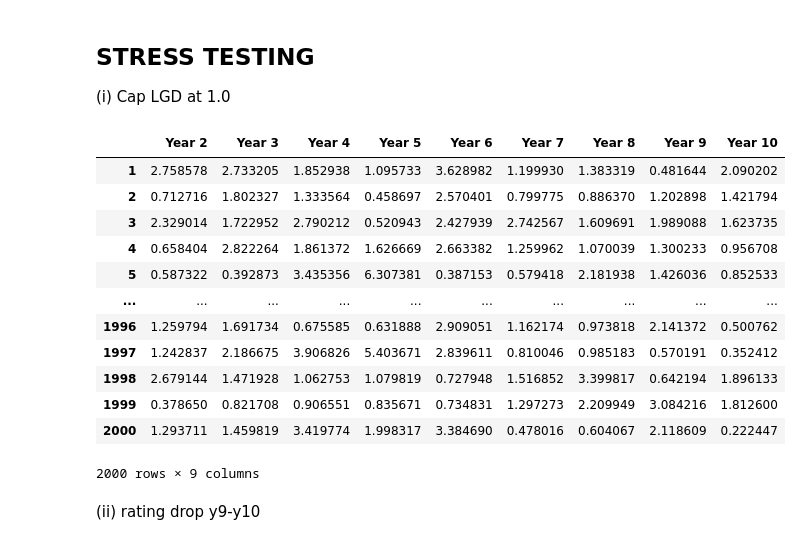
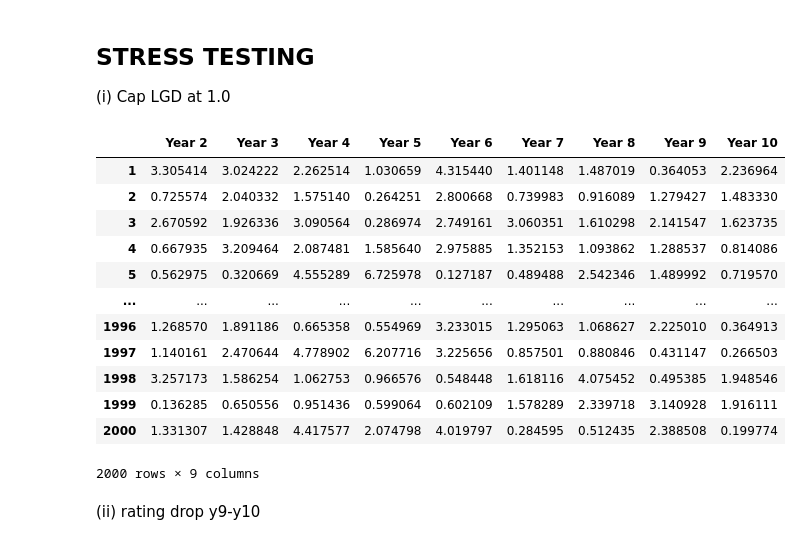
Before and after one commit to adityapentyala/fram-assignment, a Jupyter notebook: expected_loss.ipynb, the cells around one changed output. Saved outputs shown, nothing was run; the diff lists cells and outputs as text; code cells hidden in the pictures.

Commit message:
fix: rerun stress test 1 with factor mult

```diff
--- a/expected_loss.ipynb
+++ b/expected_loss.ipynb
@@ -111,39 +111,39 @@ expected_loss_df.to_excel("outputs/expected_loss_year_2_to_10.xlsx", index_label
 # %%
 stress_test_lgd = [1.36, 1.33, 1.26, 1.49, 1.24, 1.26, 1.41, 1.28, 1.23, 1.21]
 
 stress_test_expected_loss_df = pd.DataFrame()
 amt_df_stress = amt_df.copy()
 
 new_lost_amt_df = pd.DataFrame()
 
 for year in range(2, 11):
-    new_lost_amt_df[f'Year {year}'] = amt_df[f'Year {year}'] * lgd_df[f'Year {year}'] + stress_test_lgd[year-1]
+    new_lost_amt_df[f'Year {year}'] = amt_df[f'Year {year}'] * lgd_df[f'Year {year}'] * stress_test_lgd[year-1]
 
 for year in range(2, 11):
     for borrower in borrowers.index:
         if new_lost_amt_df.loc[borrower, f'Year {year}'] > amt_df.loc[borrower, f'Year {year}']:
             new_lost_amt_df.loc[borrower, f'Year {year}'] = amt_df.loc[borrower, f'Year {year}']
         else:
             continue
 
 for year in range(2, 11):
     stress_test_expected_loss_df[f'Year {year}'] = (prob_default_df[f'Year {year}'] *
                                         ead_df[f'Year {year}'] *
                                         new_lost_amt_df[f'Year {year}'])
 stress_test_expected_loss_df
 # %% [output]
 |  | Year 2 | Year 3 | Year 4 | Year 5 | Year 6 | Year 7 | Year 8 | Year 9 | Year 10 |
-| 1 | 2.758578 | 2.733205 | 1.852938 | 1.095733 | 3.628982 | 1.199930 | 1.383319 | 0.481644 | 2.090202 |
-| 2 | 0.712716 | 1.802327 | 1.333564 | 0.458697 | 2.570401 | 0.799775 | 0.886370 | 1.202898 | 1.421794 |
-| 3 | 2.329014 | 1.722952 | 2.790212 | 0.520943 | 2.427939 | 2.742567 | 1.609691 | 1.989088 | 1.623735 |
-| 4 | 0.658404 | 2.822264 | 1.861372 | 1.626669 | 2.663382 | 1.259962 | 1.070039 | 1.300233 | 0.956708 |
-| 5 | 0.587322 | 0.392873 | 3.435356 | 6.307381 | 0.387153 | 0.579418 | 2.181938 | 1.426036 | 0.852533 |
+| 1 | 3.305414 | 3.024222 | 2.262514 | 1.030659 | 4.315440 | 1.401148 | 1.487019 | 0.364053 | 2.236964 |
+| 2 | 0.725574 | 2.040332 | 1.575140 | 0.264251 | 2.800668 | 0.739983 | 0.916089 | 1.279427 | 1.483330 |
+| 3 | 2.670592 | 1.926336 | 3.090564 | 0.286974 | 2.749161 | 3.060351 | 1.610298 | 2.141547 | 1.623735 |
+| 4 | 0.667935 | 3.209464 | 2.087481 | 1.585640 | 2.975885 | 1.352153 | 1.093862 | 1.288537 | 0.814086 |
+| 5 | 0.562975 | 0.320669 | 4.555289 | 6.725978 | 0.127187 | 0.489488 | 2.542346 | 1.489992 | 0.719570 |
 | ... | ... | ... | ... | ... | ... | ... | ... | ... | ... |
-| 1996 | 1.259794 | 1.691734 | 0.675585 | 0.631888 | 2.909051 | 1.162174 | 0.973818 | 2.141372 | 0.500762 |
-| 1997 | 1.242837 | 2.186675 | 3.906826 | 5.403671 | 2.839611 | 0.810046 | 0.985183 | 0.570191 | 0.352412 |
-| 1998 | 2.679144 | 1.471928 | 1.062753 | 1.079819 | 0.727948 | 1.516852 | 3.399817 | 0.642194 | 1.896133 |
-| 1999 | 0.378650 | 0.821708 | 0.906551 | 0.835671 | 0.734831 | 1.297273 | 2.209949 | 3.084216 | 1.812600 |
-| 2000 | 1.293711 | 1.459819 | 3.419774 | 1.998317 | 3.384690 | 0.478016 | 0.604067 | 2.118609 | 0.222447 |
+| 1996 | 1.268570 | 1.891186 | 0.665358 | 0.554969 | 3.233015 | 1.295063 | 1.068627 | 2.225010 | 0.364913 |
+| 1997 | 1.140161 | 2.470644 | 4.778902 | 6.207716 | 3.225656 | 0.857501 | 0.880846 | 0.431147 | 0.266503 |
+| 1998 | 3.257173 | 1.586254 | 1.062753 | 0.966576 | 0.548448 | 1.618116 | 4.075452 | 0.495385 | 1.948546 |
+| 1999 | 0.136285 | 0.650556 | 0.951436 | 0.599064 | 0.602109 | 1.578289 | 2.339718 | 3.140928 | 1.916111 |
+| 2000 | 1.331307 | 1.428848 | 4.417577 | 2.074798 | 4.019797 | 0.284595 | 0.512435 | 2.388508 | 0.199774 |
 2000 rows × 9 columns
 # %%
 stress_test_expected_loss_df.to_excel("outputs/stress_test_expected_loss_year_2_to_10.xlsx", index_label="Rating")
```
Also changed, not shown: parts of 2 cells of this notebook, 5 other files.
